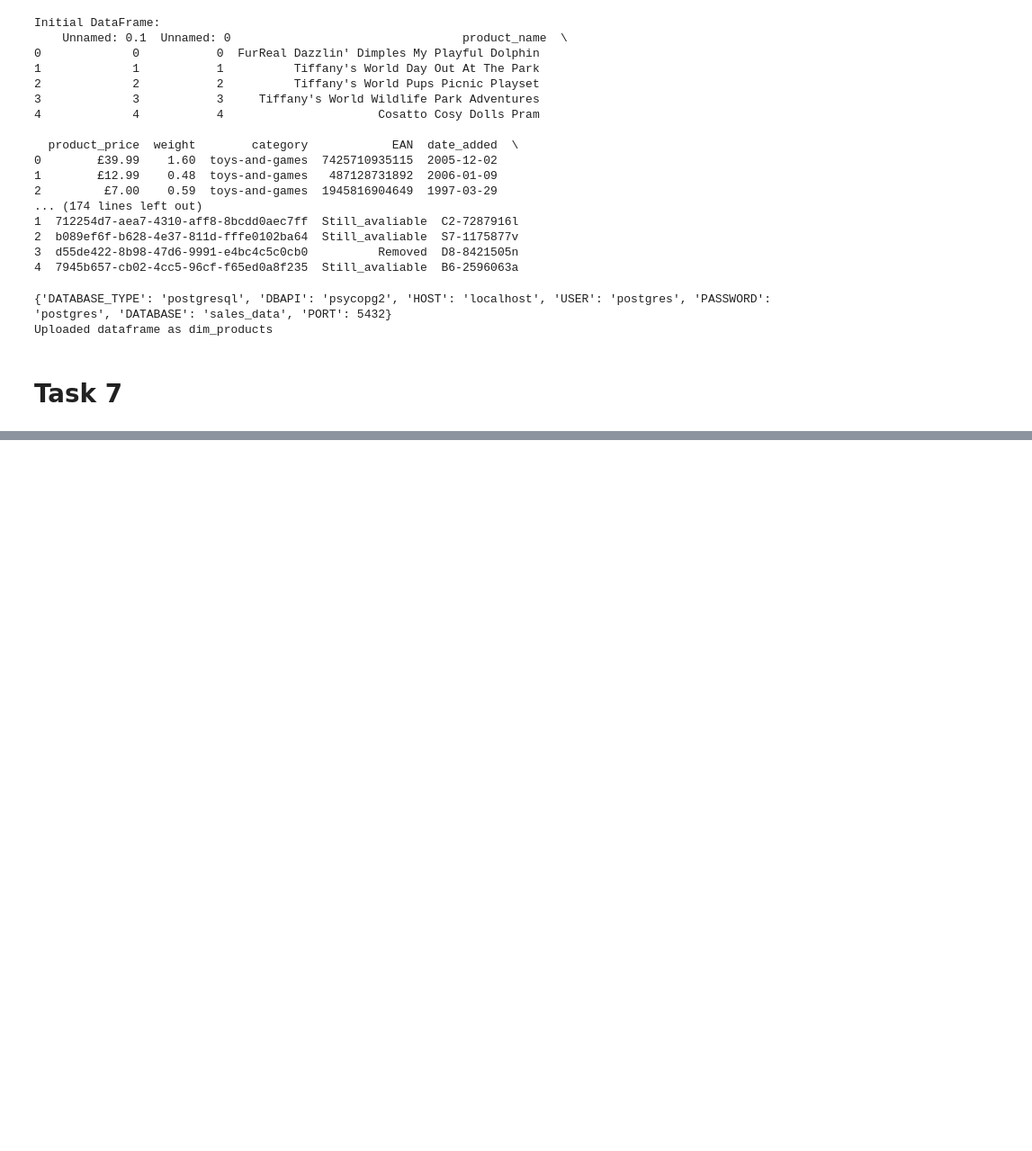
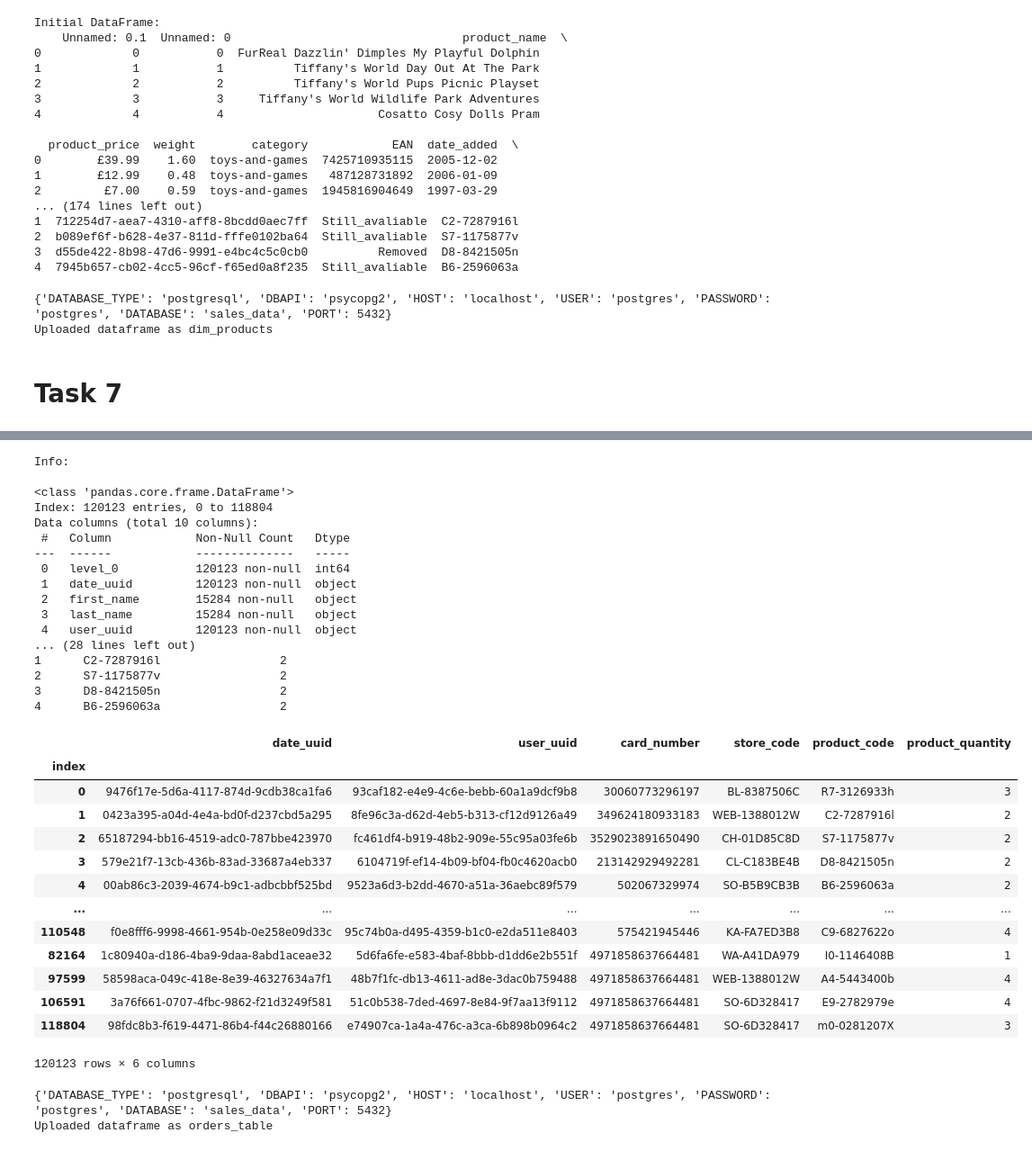
Before and after one commit to Yushamsi/multinational-retail-data-centralisation129, a Jupyter notebook: main.ipynb, the cells around one changed output, grey strips where cells are left out. Shown: that part at 90% size. Saved outputs shown, nothing was run; the diff lists cells and outputs as text; code cells hidden in the pictures; blank space fills up the shorter version.

```diff
--- a/main.ipynb
+++ b/main.ipynb
@@ -376,0 +427,36 @@ Uploaded dataframe as dim_products
+# %%
+clean = data_cleaning.DataCleaning()
+orders_df_cleaned = clean.clean_orders_data(order_df=orders_df)
+display(orders_df_cleaned)
+# %% [output]
+Info:
+
+<class 'pandas.core.frame.DataFrame'>
+Index: 120123 entries, 0 to 118804
+Data columns (total 10 columns):
+ #   Column            Non-Null Count   Dtype
+---  ------            --------------   -----
+ 0   level_0           120123 non-null  int64
+ 1   date_uuid         120123 non-null  object
+ 2   first_name        15284 non-null   object
+ 3   last_name         15284 non-null   object
+ 4   user_uuid         120123 non-null  object
+... (28 lines left out)
+1      C2-7287916l                 2
+2      S7-1175877v                 2
+3      D8-8421505n                 2
+4      B6-2596063a                 2
+|  | date_uuid | user_uuid | card_number | store_code | product_code | product_quantity |
+| index |  |  |  |  |  |  |
+| 0 | 9476f17e-5d6a-4117-874d-9cdb38ca1fa6 | 93caf182-e4e9-4c6e-bebb-60a1a9dcf9b8 | 30060773296197 | BL-8387506C | R7-3126933h | 3 |
+| 1 | 0423a395-a04d-4e4a-bd0f-d237cbd5a295 | 8fe96c3a-d62d-4eb5-b313-cf12d9126a49 | 349624180933183 | WEB-1388012W | C2-7287916l | 2 |
+| 2 | 65187294-bb16-4519-adc0-787bbe423970 | fc461df4-b919-48b2-909e-55c95a03fe6b | 3529023891650490 | CH-01D85C8D | S7-1175877v | 2 |
+| 3 | 579e21f7-13cb-436b-83ad-33687a4eb337 | 6104719f-ef14-4b09-bf04-fb0c4620acb0 | 213142929492281 | CL-C183BE4B | D8-8421505n | 2 |
+| 4 | 00ab86c3-2039-4674-b9c1-adbcbbf525bd | 9523a6d3-b2dd-4670-a51a-36aebc89f579 | 502067329974 | SO-B5B9CB3B | B6-2596063a | 2 |
+| ... | ... | ... | ... | ... | ... | ... |
+| 110548 | f0e8fff6-9998-4661-954b-0e258e09d33c | 95c74b0a-d495-4359-b1c0-e2da511e8403 | 575421945446 | KA-FA7ED3B8 | C9-6827622o | 4 |
+| 82164 | 1c80940a-d186-4ba9-9daa-8abd1aceae32 | 5d6fa6fe-e583-4baf-8bbb-d1dd6e2b551f | 4971858637664481 | WA-A41DA979 | I0-1146408B | 1 |
+| 97599 | 58598aca-049c-418e-8e39-46327634a7f1 | 48b7f1fc-db13-4611-ad8e-3dac0b759488 | 4971858637664481 | WEB-1388012W | A4-5443400b | 4 |
+| 106591 | 3a76f661-0707-4fbc-9862-f21d3249f581 | 51c0b538-7ded-4697-8e84-9f7aa13f9112 | 4971858637664481 | SO-6D328417 | E9-2782979e | 4 |
+| 118804 | 98fdc8b3-f619-4471-86b4-f44c26880166 | e74907ca-1a4a-476c-a3ca-6b898b0964c2 | 4971858637664481 | SO-6D328417 | m0-0281207X | 3 |
+120123 rows × 6 columns
@@ -376,0 +465,6 @@ Uploaded dataframe as dim_products
+# %%
+sales_engine = utils.init_db_engine('my_sales_db.yaml')
+utils.upload_to_db(pandas_dataframe=orders_df_cleaned, upload_table_name='orders_table', engine=sales_engine)
+# %% [output]
+{'DATABASE_TYPE': 'postgresql', 'DBAPI': 'psycopg2', 'HOST': 'localhost', 'USER': 'postgres', 'PASSWORD': 'postgres', 'DATABASE': 'sales_data', 'PORT': 5432}
+Uploaded dataframe as orders_table
```
Also changed, not shown: parts of 8 cells of this notebook, 7 other files.
